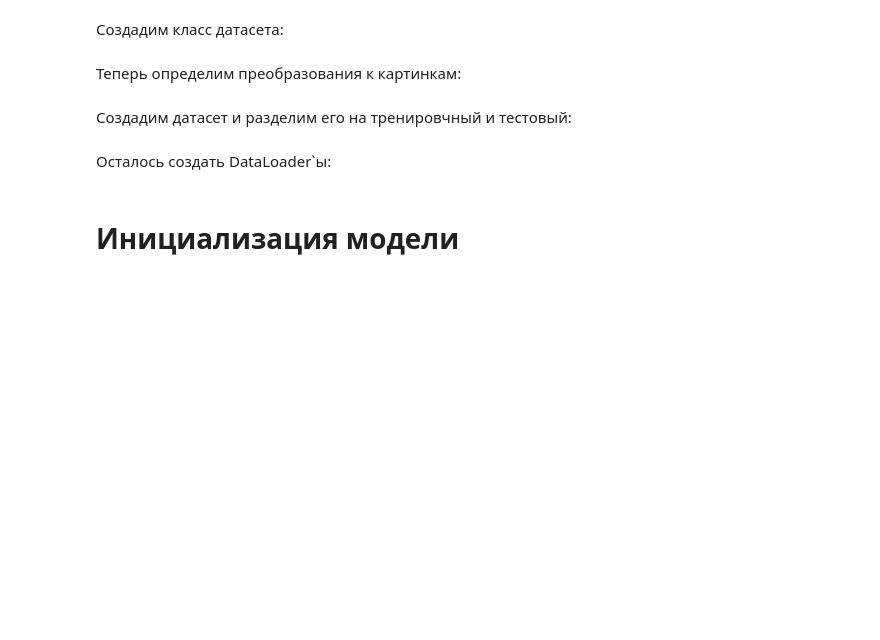
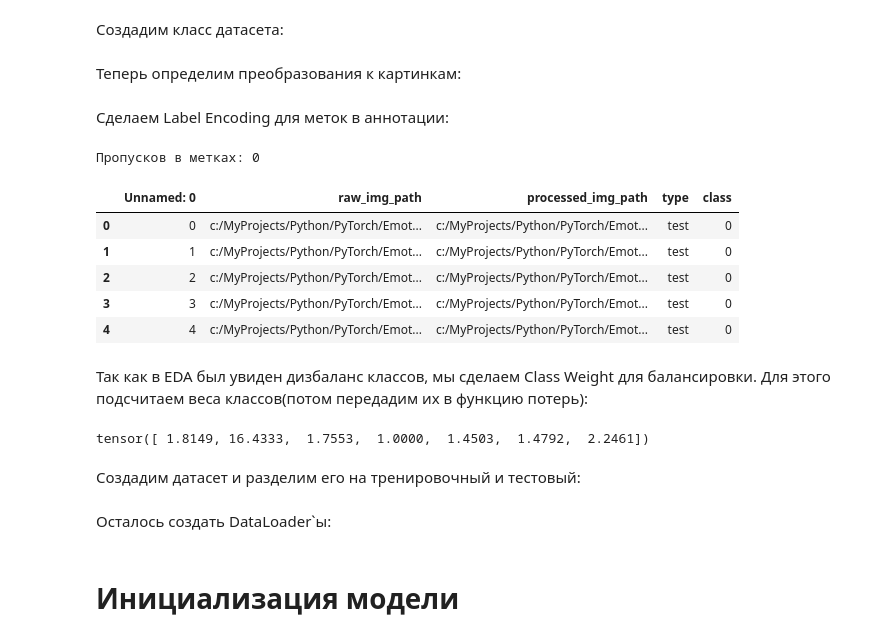
Before and after one commit to Yrkaa/Emotion-Classification, a Jupyter notebook: ml/notebooks/emotion_classification.ipynb, the cells around one changed output. Saved outputs shown, nothing was run; the diff lists cells and outputs as text; code cells hidden in the pictures; blank space fills up the shorter version.

```diff
--- a/ml/notebooks/emotion_classification.ipynb
+++ b/ml/notebooks/emotion_classification.ipynb
@@ -198,3 +201,41 @@ train_transforms = transform.Compose([
+# %% [markdown]
+Сделаем Label Encoding для меток в аннотации:
+# %%
+# Label Encoding для меток класса
+
+annotation = pd.read_csv(annotation_path) # Загружаем аннотацию по новой(так как при повторном
+    # запуске этого кода без этой строчки все просто станет Nan)
+
+annotation["class"] = annotation["class"].map(class_map) # Encoding
+
+# Выведем все для наглядности
+print("Пропусков в метках:", annotation["class"].isna().sum())
+annotation.head(5)
+# %% [output]
+Пропусков в метках: 0
+|  | Unnamed: 0 | raw_img_path | processed_img_path | type | class |
+| 0 | 0 | c:/MyProjects/Python/PyTorch/Emot... | c:/MyProjects/Python/PyTorch/Emot... | test | 0 |
+| 1 | 1 | c:/MyProjects/Python/PyTorch/Emot... | c:/MyProjects/Python/PyTorch/Emot... | test | 0 |
+| 2 | 2 | c:/MyProjects/Python/PyTorch/Emot... | c:/MyProjects/Python/PyTorch/Emot... | test | 0 |
+| 3 | 3 | c:/MyProjects/Python/PyTorch/Emot... | c:/MyProjects/Python/PyTorch/Emot... | test | 0 |
+| 4 | 4 | c:/MyProjects/Python/PyTorch/Emot... | c:/MyProjects/Python/PyTorch/Emot... | test | 0 |
+# %% [markdown]
+Так как в EDA был увиден дизбаланс классов, мы сделаем Class Weight для балансировки. Для этого подсчитаем веса классов(потом передадим их в функцию потерь):
+# %%
+# Переменные для расчета
+class_counts = annotation['class'].value_counts().sort_index().values # Размеры классов
+n_samples = len(annotation) # Размер всего датасета
+n_classes = len(class_map) # Количество классов
+
+# Подсчет весов для классов
+class_weights = n_samples / (n_classes * class_counts)
+
+# Нормализация весов
+class_weights = torch.tensor(class_weights / class_weights.min(), dtype=torch.float32)
+
+class_weights
+# %% [output]
+tensor([ 1.8149, 16.4333,  1.7553,  1.0000,  1.4503,  1.4792,  2.2461])
 # %% [markdown]
-Создадим датасет и разделим его на тренировчный и тестовый:
+Создадим датасет и разделим его на тренировочный и тестовый:
 # %%
```
Also changed, not shown: parts of 41 cells of this notebook, 3 other files.
